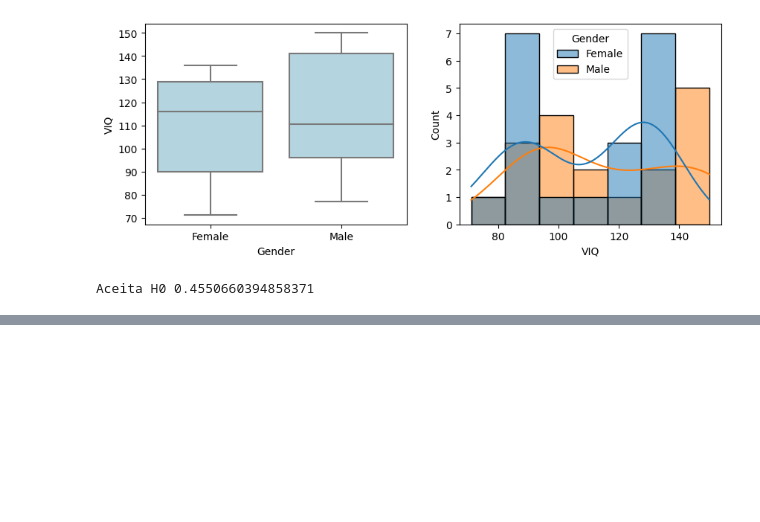
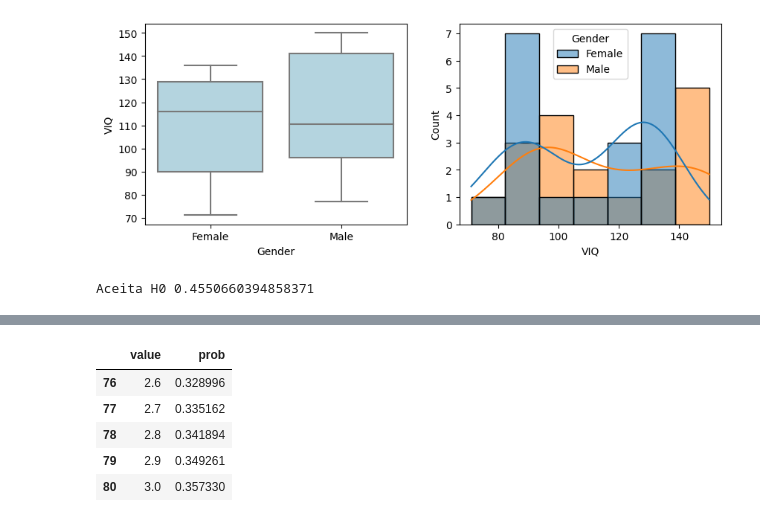
Before and after one commit to Rogerio-mack/IMT_Ciencia_de_Dados, a Jupyter notebook: Practical_Distributions_HTests.ipynb, the cells around one changed output, grey strips where cells are left out. Saved outputs shown, nothing was run; the diff lists cells and outputs as text; code cells hidden in the pictures; blank space fills up the shorter version.

```diff
--- a/Practical_Distributions_HTests.ipynb
+++ b/Practical_Distributions_HTests.ipynb
@@ -663,0 +722,9 @@ Aceita H0 0.4550660394858371
+# %%
+cdf[ (cdf.prob <= 0.36) ].tail()
+# %% [output]
+|  | value | prob |
+| 76 | 2.6 | 0.328996 |
+| 77 | 2.7 | 0.335162 |
+| 78 | 2.8 | 0.341894 |
+| 79 | 2.9 | 0.349261 |
+| 80 | 3.0 | 0.357330 |
```
Also changed, not shown: parts of 9 cells of this notebook.
